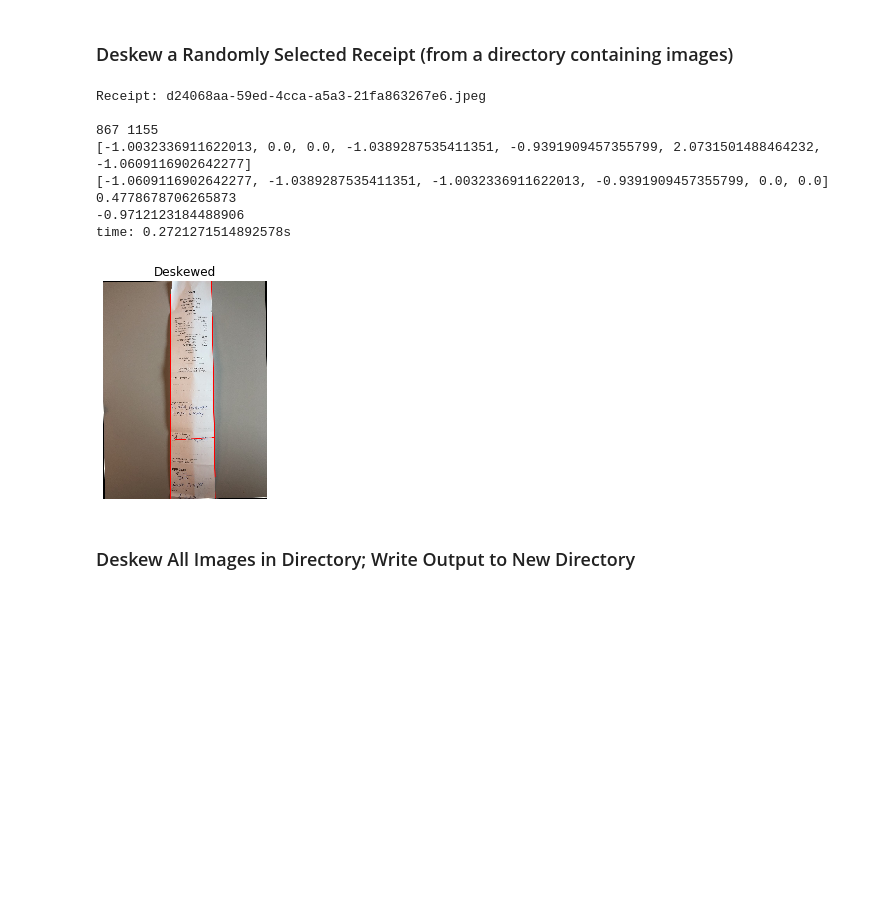
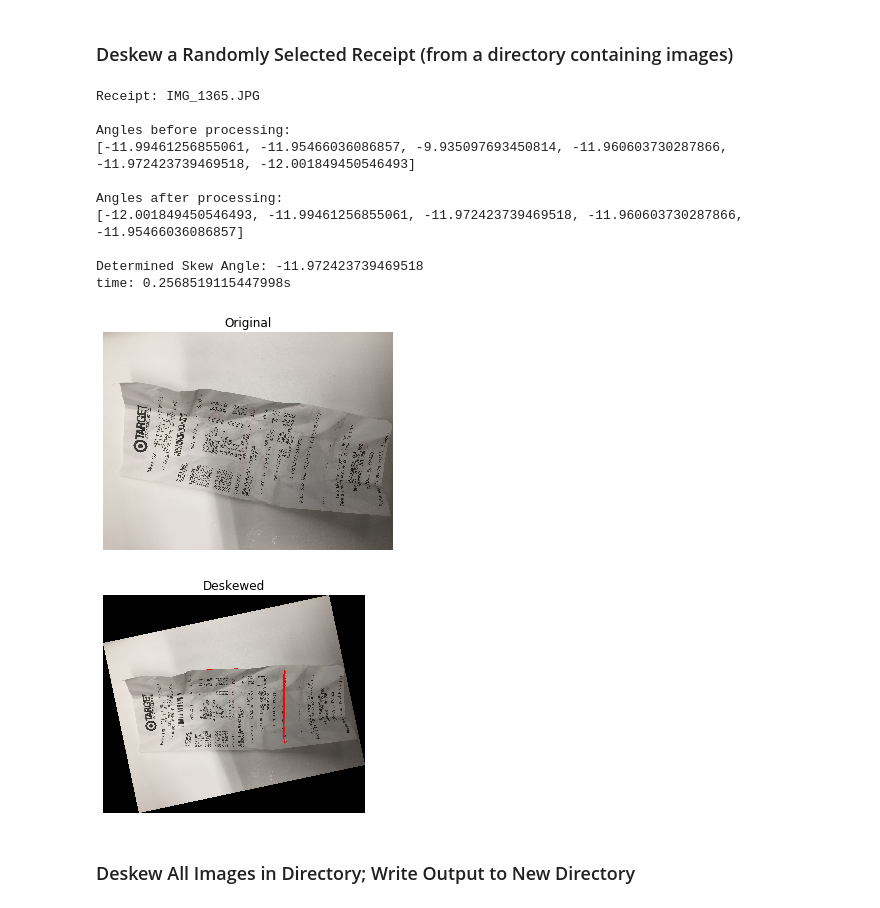
Before and after one commit to JackGilligan/Deskew, a Jupyter notebook: Deskew.ipynb, the cells around one changed output. Cells and saved outputs as stored; diff of their text form; code cells hidden in the pictures; blank space fills up the shorter version.

```diff
--- a/Deskew.ipynb
+++ b/Deskew.ipynb
@@ -102,7 +102,7 @@ def deskew(img_file):
         x2 = lines[i][0][2]
         y2 = lines[i][0][3]
         if (x1 > 8 or x2 > 8) and (y1 > 8 or y2 > 8) and (x1 < x_max-8 or x2 < x_max-8) and (y1 < y_max-8 or y2 < y_max-8):
-            #cv2.line(I,(x1,y1),(x2,y2),(255,0,0),2) #draw lines on image
+            cv2.line(I,(x1,y1),(x2,y2),(255,0,0),2) #draw lines on image
             run = x1 - x2
             rise = y1 - y2
             if rise==0:
@@ -119,6 +119,7 @@ def deskew(img_file):
     if len(angles) < 3:
         return I_og, 0
     else:
+        print("Angles before processing:")
         print(angles)
         ang_len_orig = len(angles)
         angles = sorted(angles)
@@ -133,6 +134,7 @@ def deskew(img_file):
                     pass
                 else:
                     return I_og, 0
+        print('\nAngles after processing:')
         print(angles)
         #print(np.std(angles))
         avg = np.median(angles)
@@ -141,7 +143,7 @@ def deskew(img_file):
                 I = imutils.rotate(I,-avg)
             else:
                 I = imutils.rotate_bound(I,avg)
-        print(avg)
+        print('\nDetermined Skew Angle: {}'.format(avg))
         return I, avg
     return I, 0
 # %%
@@ -206,32 +208,37 @@ def orient_clean2(img):
 # %%
 #pytesseract.pytesseract.tesseract_cmd = r'C:\Users\Intern03\AppData\Local\Tesseract-OCR\tesseract.exe'
 
 wd = os.getcwd()
 imgs_dir = os.path.join(wd, 'My_Receipts/Original/')
 imgs = os.listdir(imgs_dir)
 n = random.randint(0,len(imgs)-1)
 img = os.path.join(imgs_dir, imgs[n])
 print('Receipt: {}\n'.format(imgs[n]))
+original = image.imread(img)
+plt.figure(),plt.imshow(original),plt.title('Original'),plt.axis('off')
 
 start = time.time()
 result = deskew(img)
 
 #oriented = orient_clean2(result)
 print('time: {}s'.format(time.time() - start))
 
 plt.figure(),plt.imshow(result[0]),plt.title('Deskewed'),plt.axis('off')
 #plt.figure(),plt.imshow(oriented),plt.title('Final'),plt.axis('off')
 plt.show()
 # %% [output]
-Receipt: d24068aa-59ed-4cca-a5a3-21fa863267e6.jpeg
+Receipt: IMG_1365.JPG
 
-867 1155
-[-1.0032336911622013, 0.0, 0.0, -1.0389287535411351, -0.9391909457355799, 2.0731501488464232, -1.0609116902642277]
-[-1.0609116902642277, -1.0389287535411351, -1.0032336911622013, -0.9391909457355799, 0.0, 0.0]
-0.4778678706265873
--0.9712123184488906
-time: 0.2721271514892578s
+Angles before processing:
+[-11.99461256855061, -11.95466036086857, -9.935097693450814, -11.960603730287866, -11.972423739469518, -12.001849450546493]
+
+Angles after processing:
+[-12.001849450546493, -11.99461256855061, -11.972423739469518, -11.960603730287866, -11.95466036086857]
+
+Determined Skew Angle: -11.972423739469518
+time: 0.2568519115447998s
-[figure, old version]
+[figure, new version]
+[figure, added]
 # %% [markdown]
 <h3> Deskew All Images in Directory; Write Output to New Directory
 # %%
```
